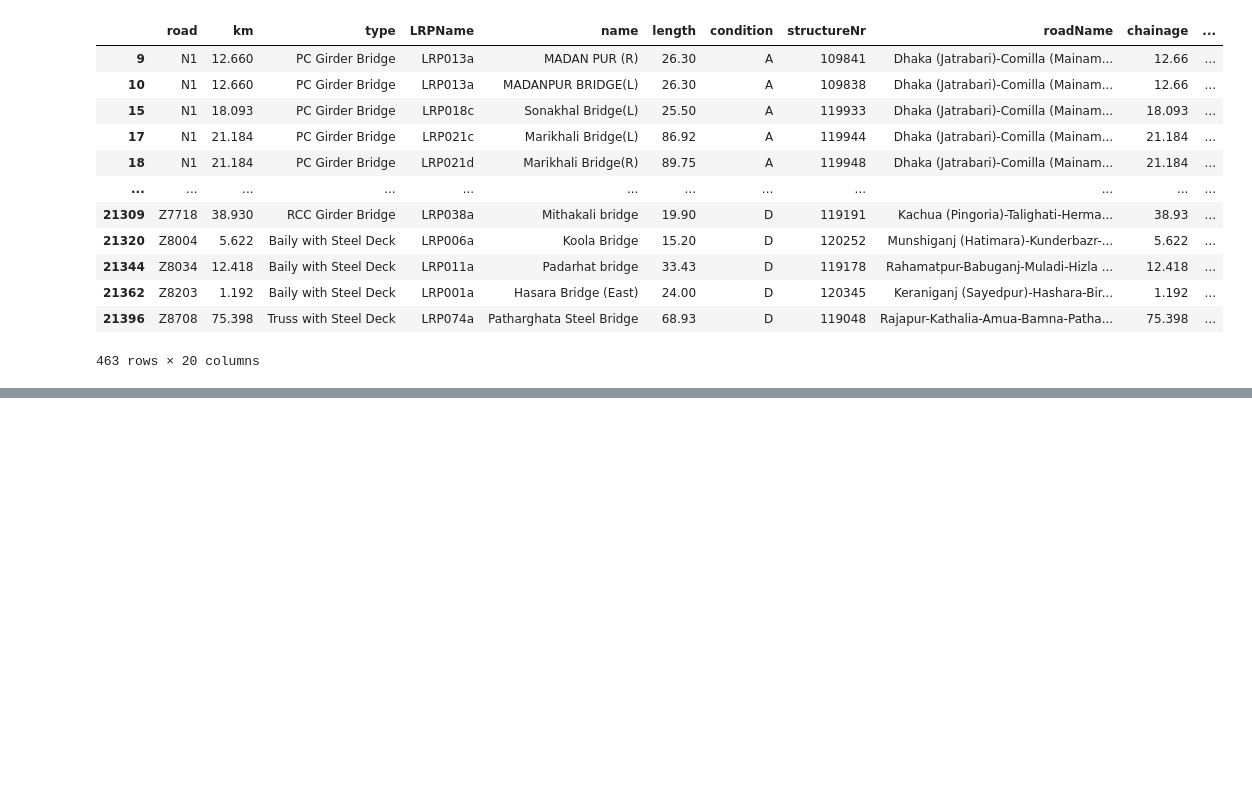
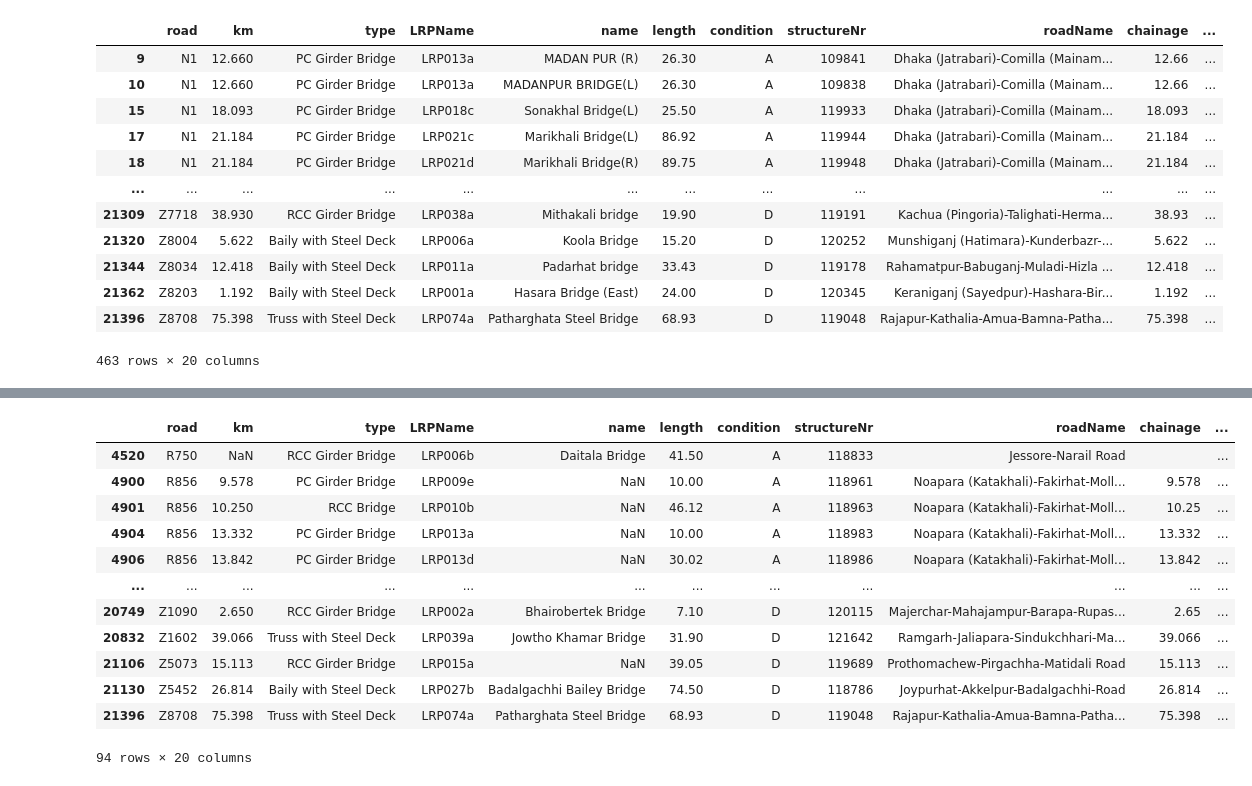
Before and after one commit to Anne-JS/advanced_simulation, a Jupyter notebook: Assignment 1 Julian.ipynb, the cells around one changed output, grey strips where cells are left out. Saved outputs shown, nothing was run; the diff lists cells and outputs as text; code cells hidden in the pictures; blank space fills up the shorter version.

```diff
--- a/Assignment 1 Julian.ipynb
+++ b/Assignment 1 Julian.ipynb
@@ -151,0 +84,19 @@ plt.show()
+# %%
+bmms_raw = pd.read_excel('BMMS_overview.xlsx')
+# %%
+bridges_nan = bmms_raw[bmms_raw['lon'].isna()]
+bridges_nan
+# %% [output]
+|  | road | km | type | LRPName | name | length | condition | structureNr | roadName | chainage | ... |
+| 4520 | R750 | NaN | RCC Girder Bridge | LRP006b | Daitala Bridge | 41.50 | A | 118833 | Jessore-Narail Road |  | ... |
+| 4900 | R856 | 9.578 | PC Girder Bridge | LRP009e | NaN | 10.00 | A | 118961 | Noapara (Katakhali)-Fakirhat-Moll... | 9.578 | ... |
+| 4901 | R856 | 10.250 | RCC Bridge | LRP010b | NaN | 46.12 | A | 118963 | Noapara (Katakhali)-Fakirhat-Moll... | 10.25 | ... |
+| 4904 | R856 | 13.332 | PC Girder Bridge | LRP013a | NaN | 10.00 | A | 118983 | Noapara (Katakhali)-Fakirhat-Moll... | 13.332 | ... |
+| 4906 | R856 | 13.842 | PC Girder Bridge | LRP013d | NaN | 30.02 | A | 118986 | Noapara (Katakhali)-Fakirhat-Moll... | 13.842 | ... |
+| ... | ... | ... | ... | ... | ... | ... | ... | ... | ... | ... | ... |
+| 20749 | Z1090 | 2.650 | RCC Girder Bridge | LRP002a | Bhairobertek Bridge | 7.10 | D | 120115 | Majerchar-Mahajampur-Barapa-Rupas... | 2.65 | ... |
+| 20832 | Z1602 | 39.066 | Truss with Steel Deck | LRP039a | Jowtho Khamar Bridge | 31.90 | D | 121642 | Ramgarh-Jaliapara-Sindukchhari-Ma... | 39.066 | ... |
+| 21106 | Z5073 | 15.113 | RCC Girder Bridge | LRP015a | NaN | 39.05 | D | 119689 | Prothomachew-Pirgachha-Matidali Road | 15.113 | ... |
+| 21130 | Z5452 | 26.814 | Baily with Steel Deck | LRP027b | Badalgachhi Bailey Bridge | 74.50 | D | 118786 | Joypurhat-Akkelpur-Badalgachhi-Road | 26.814 | ... |
+| 21396 | Z8708 | 75.398 | Truss with Steel Deck | LRP074a | Patharghata Steel Bridge | 68.93 | D | 119048 | Rajapur-Kathalia-Amua-Bamna-Patha... | 75.398 | ... |
+94 rows × 20 columns
```
Also changed, not shown: parts of 20 cells of this notebook, 1 other file.
